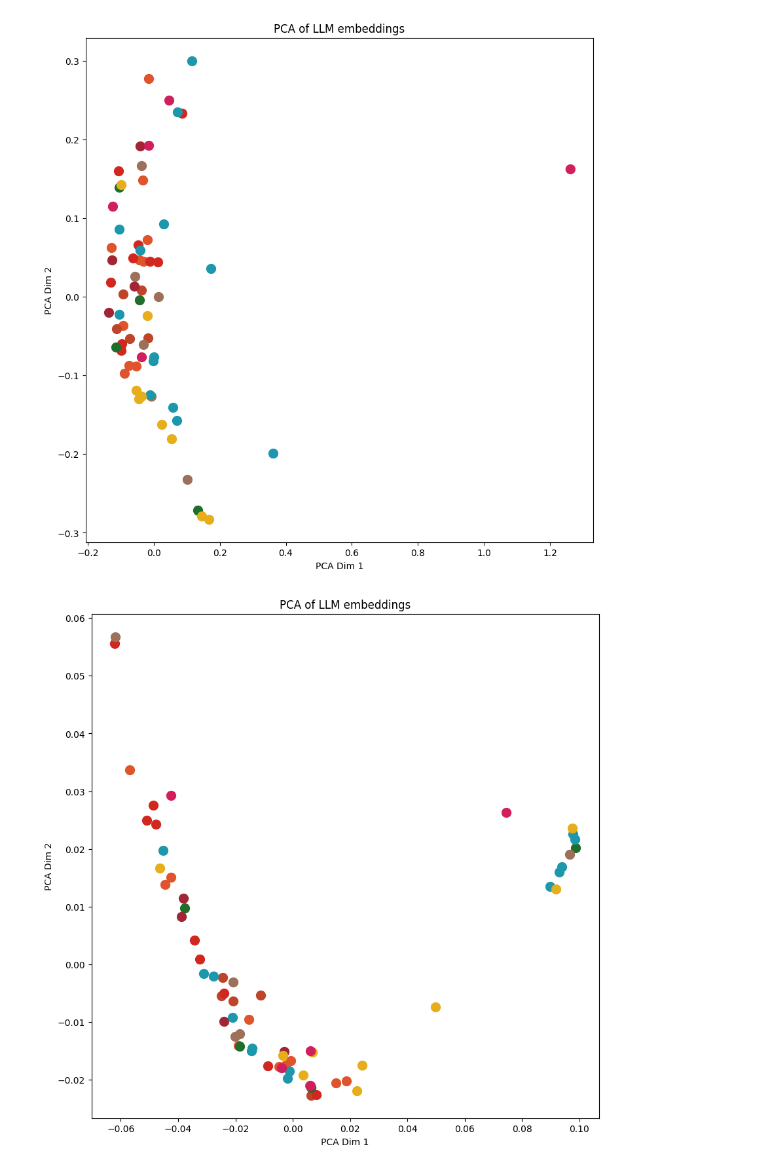
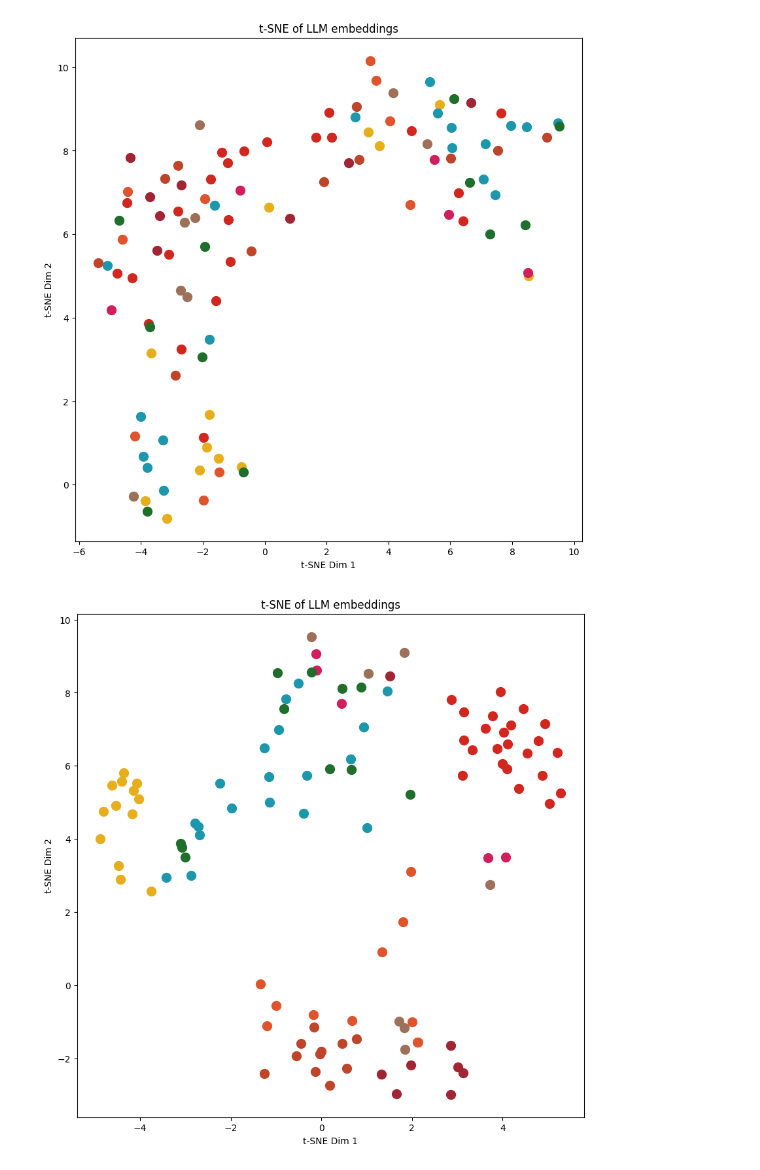
Before and after one commit to b05611038/sensory-cokge, a Jupyter notebook: Notebook_embedding_visualization.ipynb, the cells around one changed output. Cells and saved outputs as stored; diff of their text form; code cells hidden in the pictures.

```diff
--- a/Notebook_embedding_visualization.ipynb
+++ b/Notebook_embedding_visualization.ipynb
@@ -20,7 +20,7 @@ def plot_relative_embeddings(model_embeddings,
                              target_embedding,
                              colored_descriptions,
                              colors,
-                             dimension_reduction = 'pca',
+                             dimension_reduction = 'tsne',
                              tsne_seed = 42):
 
     assert dimension_reduction in ['pca', 'tsne']
@@ -160,18 +283,18 @@ for color in colored_descriptions:
 # %%
-# pretained BERT
-if bert_embeddings['pretrained'] is not None:
-    plot_relative_embeddings(bert_embeddings['pretrained'],
+# pretained RoBERTa
+if roberta_embeddings['pretrained'] is not None:
+    plot_relative_embeddings(roberta_embeddings['pretrained'],
                              'relative_encoder_embedding',
                              colored_descriptions,
                              DescriptorColors)
 # %% [output]
-[figure, old version]
+[figure, new version]
 # %%
-# pretained BART encoder
-if bart_embeddings['pretrained'] is not None:
-    plot_relative_embeddings(bart_embeddings['pretrained'],
+# finetuned RoBERTa
+if roberta_embeddings['finetuned'] is not None:
+    plot_relative_embeddings(roberta_embeddings['finetuned'],
                              'relative_encoder_embedding',
                              colored_descriptions,
                              DescriptorColors)
 # %% [output]
-[figure, old version]
+[figure, new version]
```
Also changed, not shown: parts of 20 cells of this notebook, 2 other files.
